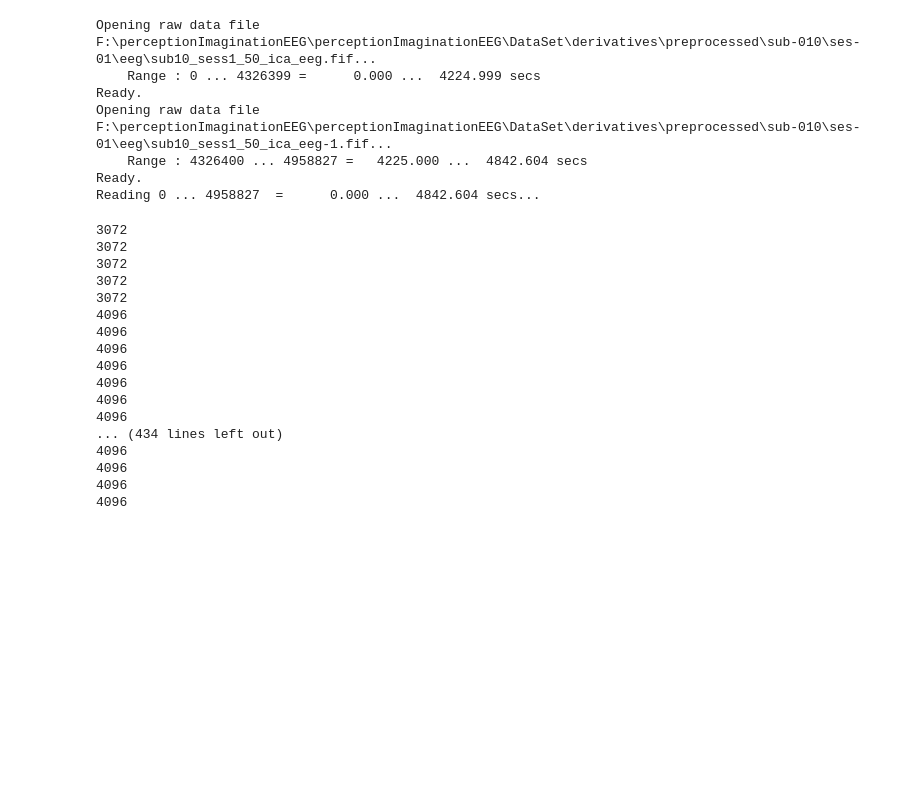
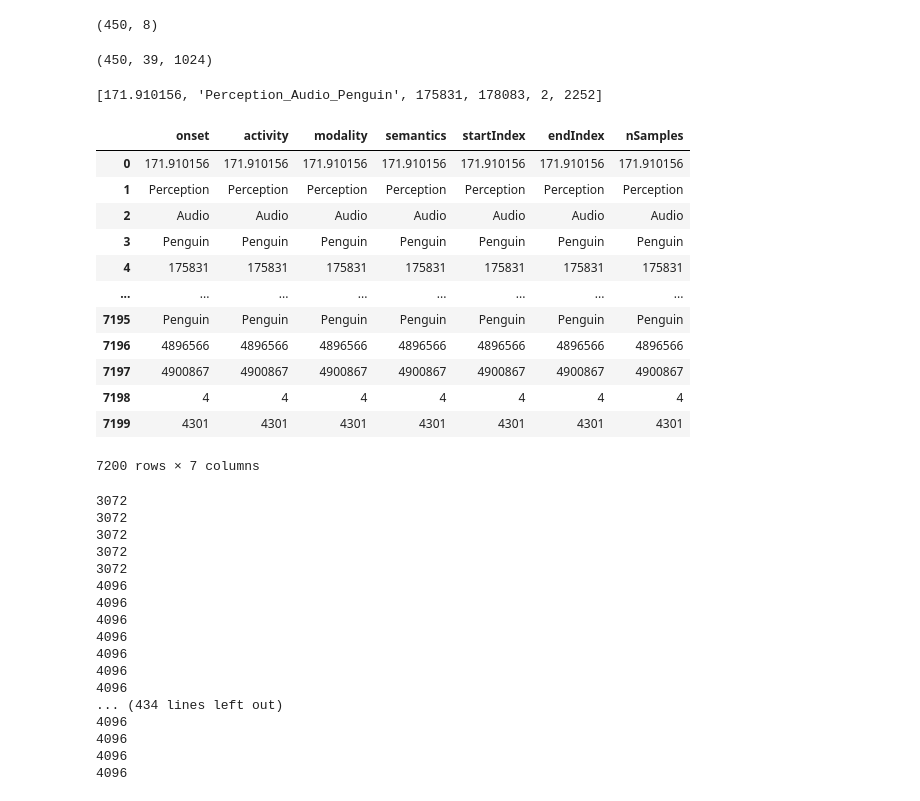
Before and after one commit to owaismujtaba/SemanticDecoding, a Jupyter notebook: src/test.ipynb, the cells around one changed output. Cells and saved outputs as stored; diff of their text form; code cells hidden in the pictures; blank space fills up the shorter version.

Commit message:
processing data

```diff
--- a/src/test.ipynb
+++ b/src/test.ipynb
@@ -8,3 +6,4 @@ import numpy as np
 # %%
-bidsPath = 'F:\perceptionImaginationEEG\perceptionImaginationEEG\DataSet\derivatives\preprocessed'
+#bidsPath = 'F:\perceptionImaginationEEG\perceptionImaginationEEG\DataSet\derivatives\preprocessed'
+bidsPath = 'G:\perceptionImaginationEEG\perceptionImaginationEEG\DataSet\derivatives\preprocessed'
 data = ImaginationPerceptionData(bidsPath=bidsPath)
@@ -11,10 +28,4 @@ data = ImaginationPerceptionData(bidsPath=bidsPath)
-# %%
-dataLoaded = mne.io.read_raw_fif(data.fileEventsDetails.filePath, preload=True)
-# %% [output]
-Opening raw data file F:\perceptionImaginationEEG\perceptionImaginationEEG\DataSet\derivatives\preprocessed\sub-010\ses-01\eeg\sub10_sess1_50_ica_eeg.fif...
-    Range : 0 ... 4326399 =      0.000 ...  4224.999 secs
-Ready.
-Opening raw data file F:\perceptionImaginationEEG\perceptionImaginationEEG\DataSet\derivatives\preprocessed\sub-010\ses-01\eeg\sub10_sess1_50_ica_eeg-1.fif...
-    Range : 4326400 ... 4958827 =   4225.000 ...  4842.604 secs
-Ready.
-Reading 0 ... 4958827  =      0.000 ...  4842.604 secs...
+# %%
+data.subjectData[0].filteredEvents.shape
+# %% [output]
+(450, 8)
@@ -20,0 +40,25 @@ Reading 0 ... 4958827  =      0.000 ...  4842.604 secs...
+# %%
+imaginationTrials = np.array(imaginationTrials)
+imaginationTrials.shape
+# %% [output]
+(450, 39, 1024)
+# %%
+data.fileEventsDetails.eventDetails[0]
+# %% [output]
+[171.910156, 'Perception_Audio_Penguin', 175831, 178083, 2, 2252]
+# %%
+data.fileEventsDetails.eventsCategorized
+# %% [output]
+|  | onset | activity | modality | semantics | startIndex | endIndex | nSamples |
+| 0 | 171.910156 | 171.910156 | 171.910156 | 171.910156 | 171.910156 | 171.910156 | 171.910156 |
+| 1 | Perception | Perception | Perception | Perception | Perception | Perception | Perception |
+| 2 | Audio | Audio | Audio | Audio | Audio | Audio | Audio |
+| 3 | Penguin | Penguin | Penguin | Penguin | Penguin | Penguin | Penguin |
+| 4 | 175831 | 175831 | 175831 | 175831 | 175831 | 175831 | 175831 |
+| ... | ... | ... | ... | ... | ... | ... | ... |
+| 7195 | Penguin | Penguin | Penguin | Penguin | Penguin | Penguin | Penguin |
+| 7196 | 4896566 | 4896566 | 4896566 | 4896566 | 4896566 | 4896566 | 4896566 |
+| 7197 | 4900867 | 4900867 | 4900867 | 4900867 | 4900867 | 4900867 | 4900867 |
+| 7198 | 4 | 4 | 4 | 4 | 4 | 4 | 4 |
+| 7199 | 4301 | 4301 | 4301 | 4301 | 4301 | 4301 | 4301 |
+7200 rows × 7 columns
```
Also changed, not shown: parts of 5 cells of this notebook, 3 other files.
